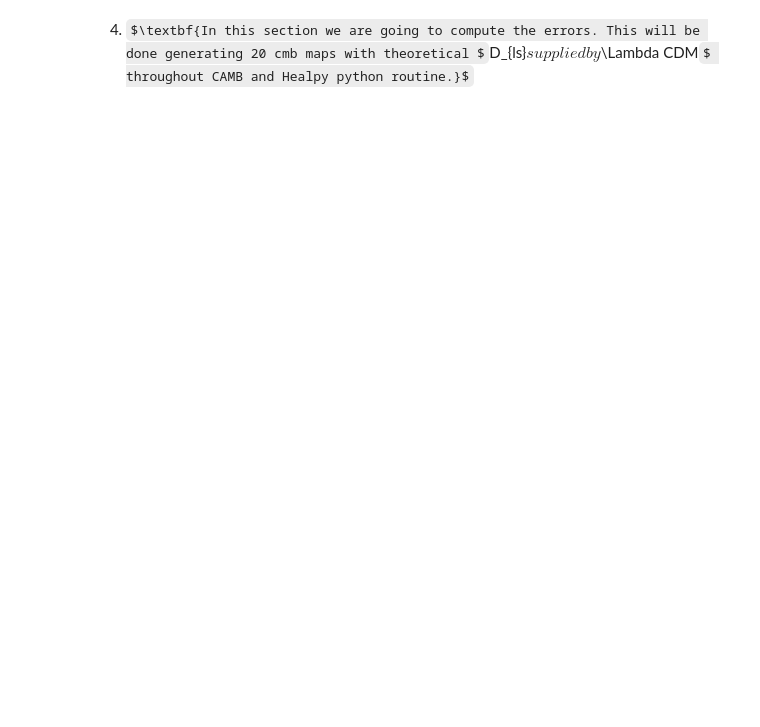
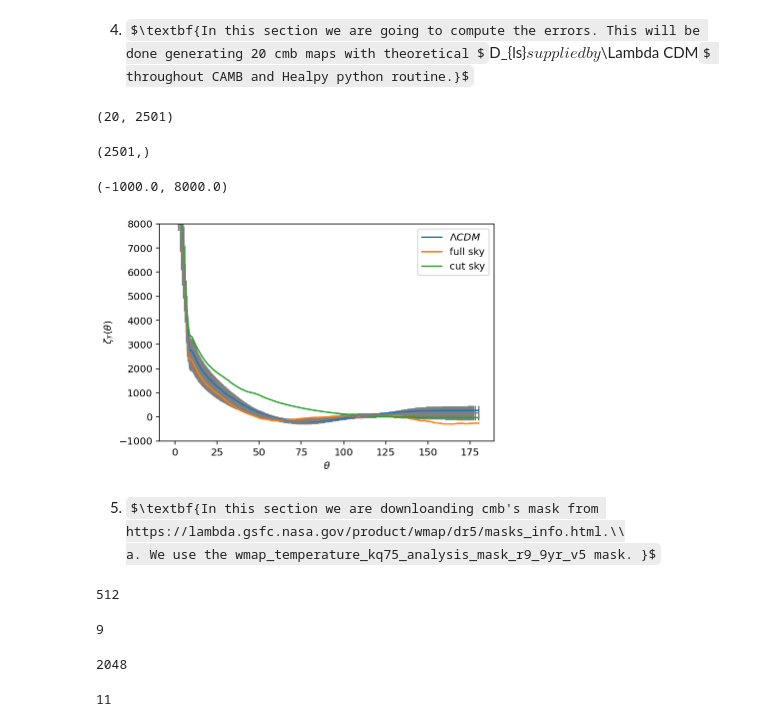
Before and after one commit to Augustocmb/cmblss, a Jupyter notebook: code/cmblss-main/correlation-function.ipynb, the cells around one changed output. Drawn from its saved outputs; the diff is of its cells as text; code cells hidden in the pictures; some formulas as TeX source; blank space fills up the shorter version.

Commit message:
I computed the correlation function for the pseudo Dl of a 3 new mask

```diff
--- a/code/cmblss-main/correlation-function.ipynb
+++ b/code/cmblss-main/correlation-function.ipynb
@@ -351,0 +423,31 @@ cl20_[:,0] = cl20
+# %%
+# I make un array to compute the media and standard deviation of the correlations functions
+c=np.array([corr_1[:,0],corr_2[:,0],corr_3[:,0],corr_4[:,0],corr_5[:,0], corr_6[:,0], corr_7[:,0], corr_8[:,0],corr_9[:,0],corr_10[:,0], corr_11[:,0], corr_12[:,0], corr_13[:,0],corr_14[:,0], corr_15[:,0], corr_16[:,0], corr_17[:,0], corr_18[:,0], corr_19[:,0], corr_20[:,0]])
+# %%
+c.shape
+# %% [output]
+(20, 2501)
+# %%
+sigma = np.std(c,axis=0)
+media = np.mean(c,axis=0)
+# %%
+sigma.shape
+# %% [output]
+(2501,)
+# %%
+# Plotting the results
+plt.errorbar(r_1,media, yerr=sigma, color= 'grey')
+plt.plot(r, corrs[:,0], label='$\Lambda CDM $')
+plt.plot(r1, corr1[:,0], label ='full sky')
+plt.plot(r2_1, corr2_1[:,0], label = 'cut sky')
+plt.ylabel(r'$\zeta_{T}(\theta)$')
+plt.xlabel(r'$\theta$')
+plt.legend(loc='best')
+
+plt.ylim(-1000,8000)
+# %% [output]
+(-1000.0, 8000.0)
+[figure, added]
+# %% [markdown]
+ 5. $\textbf{In this section we are downloanding cmb's mask from https://lambda.gsfc.nasa.gov/product/wmap/dr5/masks_info.html.\\
+ a. We use the wmap_temperature_kq75_analysis_mask_r9_9yr_v5 mask. }$
@@ -351,0 +457,19 @@ cl20_[:,0] = cl20
+# %%
+# Return the nside of a map
+hp.get_nside(mask_1)
+# %% [output]
+512
+# %%
+# Resolution of the mask
+hp.nside2order(512)
+# %% [output]
+9
+# %%
+# Resolution of the map
+hp.get_nside(planck_IQU_SMICA)
+# %% [output]
+2048
+# %%
+hp.nside2order(2048)
+# %% [output]
+11
```
Also changed, not shown: parts of 58 cells of this notebook.
